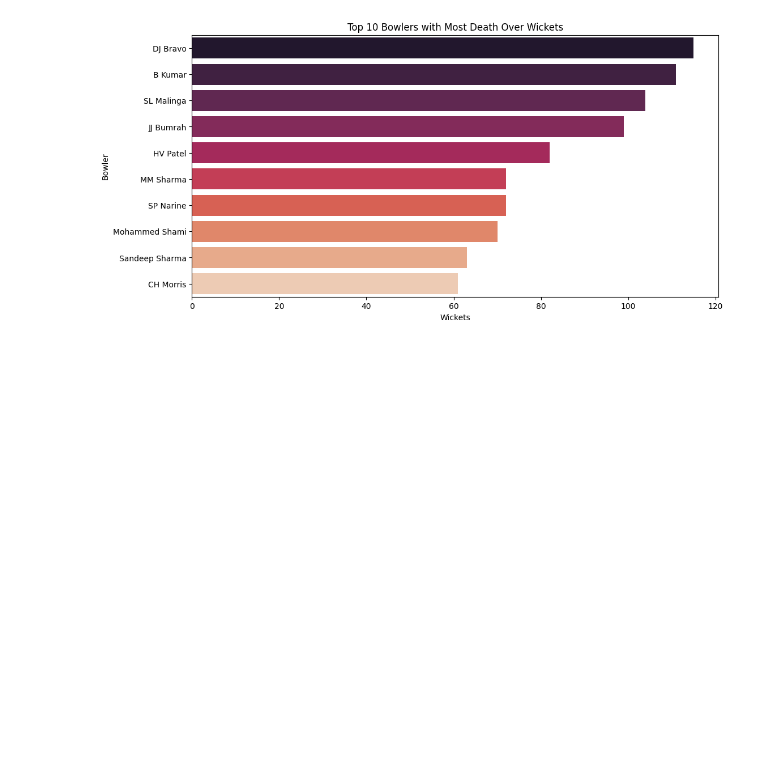
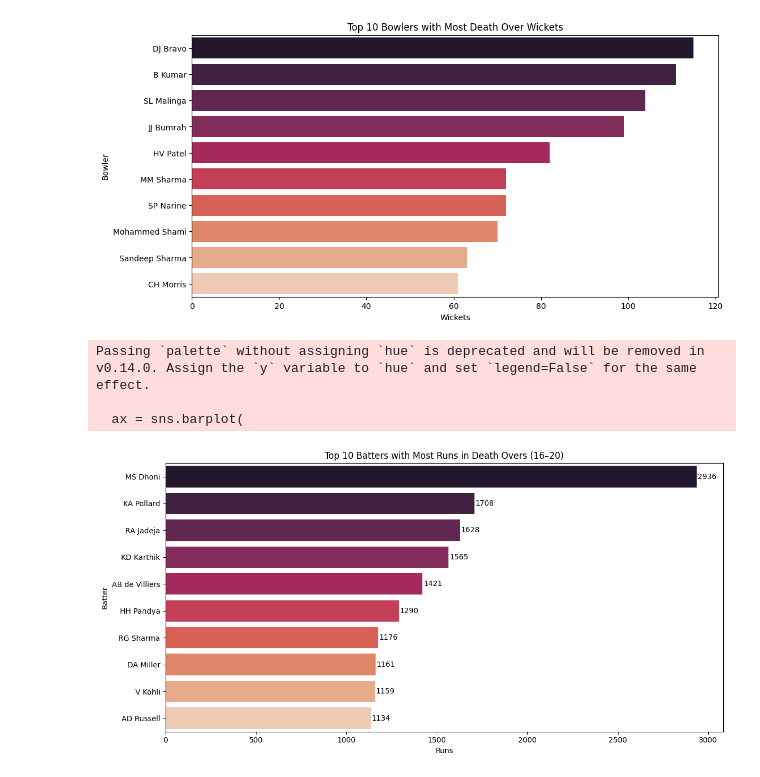
Before and after one commit to samifahim07/Smart-Cricket-Analytics-Ball-by-Ball-Event-Prediction-using-Machine-Learning, a Jupyter notebook: smart_analysis.ipynb, the cells around one changed output. Saved outputs shown, nothing was run; the diff lists cells and outputs as text; code cells hidden in the pictures; blank space fills up the shorter version.

```diff
--- a/smart_analysis.ipynb
+++ b/smart_analysis.ipynb
@@ -389,8 +389,7 @@ ax = sns.barplot(
 )
 
 # Add values on bars
-for i, value in enumerate(wickets_per_over.values):
-    ax.text(i, value + 2, str(value), ha='center', fontsize=10)
+for i, value in enumerate(wickets_per_over.values):ax.text(i, value + 2, str(value), ha='center', fontsize=10)
 
 plt.title("Top 10 Overs with Most Wickets")
 plt.xlabel("Over")
@@ -431,3 +430,36 @@ Passing `palette` without assigning `hue` is deprecated and will be removed in v
 
   sns.barplot(
 [figure]
+# %%
+# Death overs (16-20)
+death_runs = (
+    df[(df['Overs'] >= 16) & (df['Overs'] <= 20)]
+    .groupby('Batter')['BatsmanRun']
+    .sum()
+    .sort_values(ascending=False)
+    .head(10)
+)
+
+plt.figure(figsize=(12,6))
+
+ax = sns.barplot(
+    x=death_runs.values,
+    y=death_runs.index,
+    palette='rocket'
+)
+
+# Add value labels
+for i, value in enumerate(death_runs.values):
+    ax.text(value + 5, i, str(value), va='center', fontsize=10)
+
+plt.title("Top 10 Batters with Most Runs in Death Overs (16–20)")
+plt.xlabel("Runs")
+plt.ylabel("Batter")
+
+plt.tight_layout()
+plt.show()
+# %% [output]
+Passing `palette` without assigning `hue` is deprecated and will be removed in v0.14.0. Assign the `y` variable to `hue` and set `legend=False` for the same effect.
+
+  ax = sns.barplot(
+[figure, added]
```
